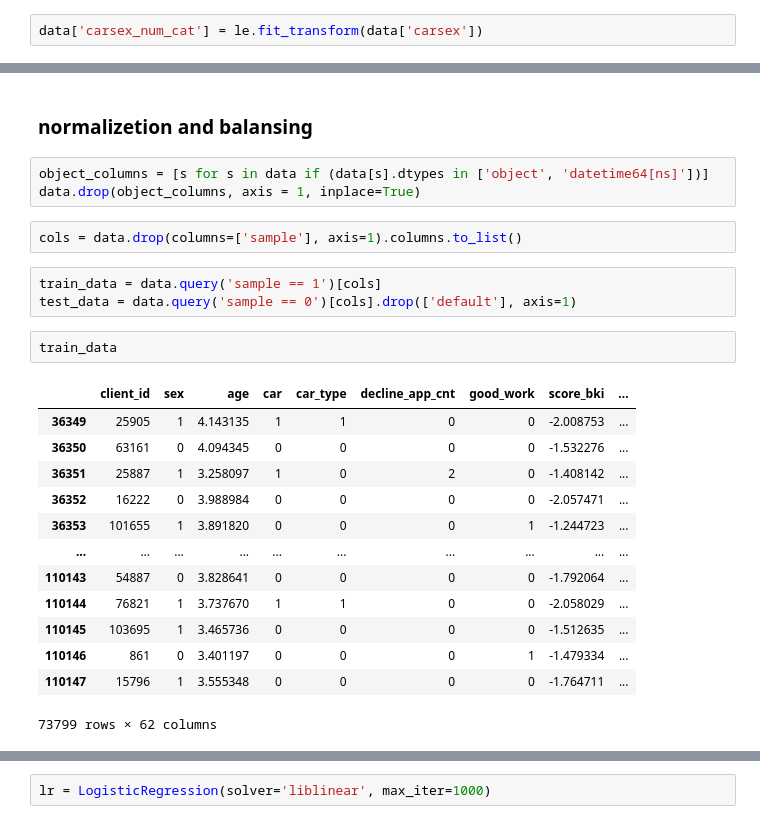
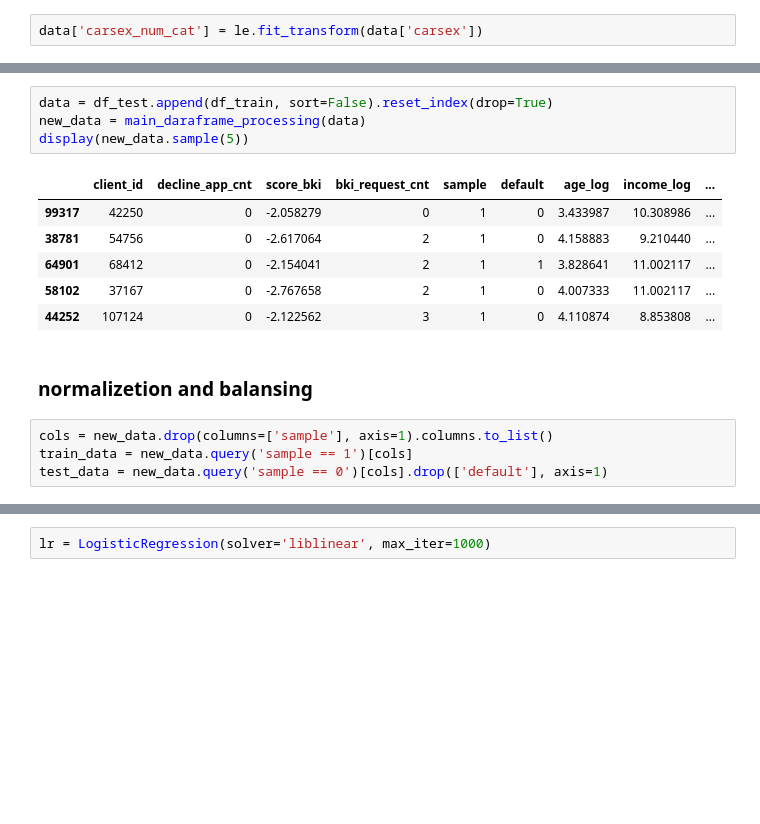
Before and after one commit to MichaelDockers/skillfactory_rds, a Jupyter notebook: module_5/Scoring_Project_Module_5.ipynb, the cells around one changed output, grey strips where cells are left out. Saved outputs shown, nothing was run; the diff lists cells and outputs as text; blank space fills up the shorter version.

Commit message:
Added processing func Restructure of model training Try to choose best params

```diff
--- a/module_5/Scoring_Project_Module_5.ipynb
+++ b/module_5/Scoring_Project_Module_5.ipynb
@@ -687,26 +791,17 @@ imp_cat.plot(kind = 'barh')
+# %%
+data = df_test.append(df_train, sort=False).reset_index(drop=True)
+new_data = main_daraframe_processing(data)
+display(new_data.sample(5))
+# %% [output]
+|  | client_id | decline_app_cnt | score_bki | bki_request_cnt | sample | default | age_log | income_log | ... |
+| 99317 | 42250 | 0 | -2.058279 | 0 | 1 | 0 | 3.433987 | 10.308986 | ... |
+| 38781 | 54756 | 0 | -2.617064 | 2 | 1 | 0 | 4.158883 | 9.210440 | ... |
+| 64901 | 68412 | 0 | -2.154041 | 2 | 1 | 1 | 3.828641 | 11.002117 | ... |
+| 58102 | 37167 | 0 | -2.767658 | 2 | 1 | 0 | 4.007333 | 11.002117 | ... |
+| 44252 | 107124 | 0 | -2.122562 | 3 | 1 | 0 | 4.110874 | 8.853808 | ... |
 # %% [markdown]
 ### normalizetion and balansing
-# %%
-object_columns = [s for s in data if (data[s].dtypes in ['object', 'datetime64[ns]'])]
-data.drop(object_columns, axis = 1, inplace=True)
 # %%
-cols = data.drop(columns=['sample'], axis=1).columns.to_list()
+cols = new_data.drop(columns=['sample'], axis=1).columns.to_list()
+train_data = new_data.query('sample == 1')[cols]
+test_data = new_data.query('sample == 0')[cols].drop(['default'], axis=1)
-# %%
-train_data = data.query('sample == 1')[cols]
-test_data = data.query('sample == 0')[cols].drop(['default'], axis=1)
-# %%
-train_data
-# %% [output]
-|  | client_id | sex | age | car | car_type | decline_app_cnt | good_work | score_bki | ... |
-| 36349 | 25905 | 1 | 4.143135 | 1 | 1 | 0 | 0 | -2.008753 | ... |
-| 36350 | 63161 | 0 | 4.094345 | 0 | 0 | 0 | 0 | -1.532276 | ... |
-| 36351 | 25887 | 1 | 3.258097 | 1 | 0 | 2 | 0 | -1.408142 | ... |
-| 36352 | 16222 | 0 | 3.988984 | 0 | 0 | 0 | 0 | -2.057471 | ... |
-| 36353 | 101655 | 1 | 3.891820 | 0 | 0 | 0 | 1 | -1.244723 | ... |
-| ... | ... | ... | ... | ... | ... | ... | ... | ... | ... |
-| 110143 | 54887 | 0 | 3.828641 | 0 | 0 | 0 | 0 | -1.792064 | ... |
-| 110144 | 76821 | 1 | 3.737670 | 1 | 1 | 0 | 0 | -2.058029 | ... |
-| 110145 | 103695 | 1 | 3.465736 | 0 | 0 | 0 | 0 | -1.512635 | ... |
-| 110146 | 861 | 0 | 3.401197 | 0 | 0 | 0 | 1 | -1.479334 | ... |
-| 110147 | 15796 | 1 | 3.555348 | 0 | 0 | 0 | 0 | -1.764711 | ... |
-73799 rows × 62 columns
```
Also changed, not shown: parts of 27 cells of this notebook.
